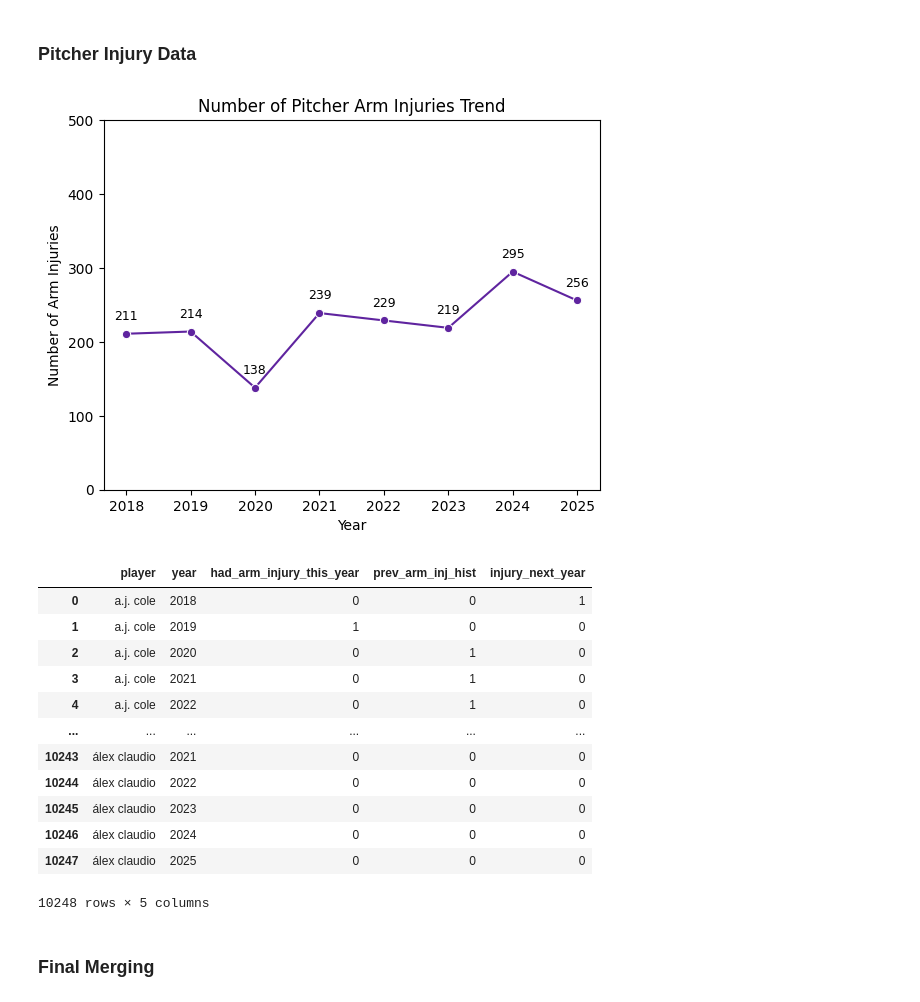
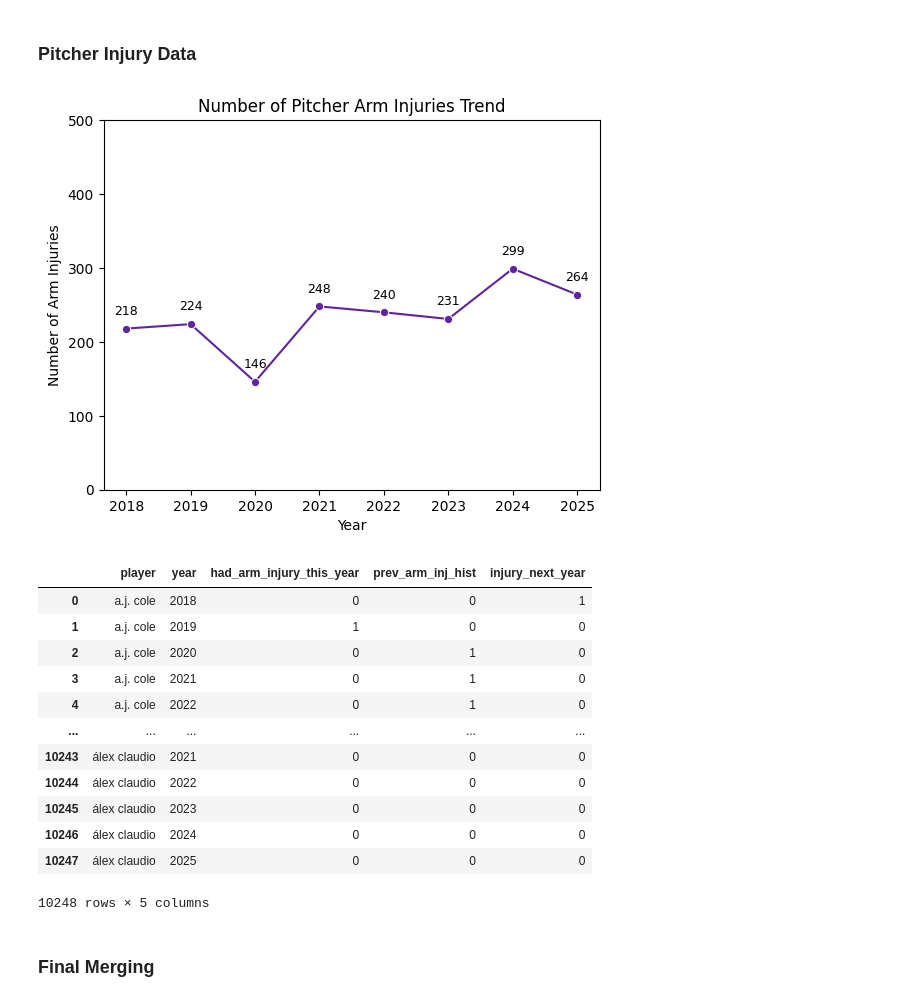
Before and after one commit to SatrunsDream/Workload-effect-on-pitcher-injury, a Jupyter notebook: EDA.ipynb, the cells around one changed output. Cells and saved outputs as stored; diff of their text form; code cells hidden in the pictures.

```diff
--- a/EDA.ipynb
+++ b/EDA.ipynb
@@ -339,7 +531,7 @@ final_mlb_dataset
 # %% [markdown]
 ### Pitcher Injury Data
 # %%
-mlb_injuries = pd.read_csv('mlb_injuries.csv').copy()
+mlb_injuries = pd.read_csv('files/mlb_injuries.csv').copy()
 
 pitcher_injuries = mlb_injuries[mlb_injuries['pos'].isin(['SP', 'P', 'RP'])].sort_values(by='start_date', ascending=False).reset_index(drop=True).copy()
 
@@ -399,7 +591,7 @@ pitcher_injuries['season_end'] = pd.to_datetime(pitcher_injuries['year'].map(sea
 pitcher_injuries['il_before_season_end'] = (pitcher_injuries['season_end'] - pitcher_injuries['start_date']).dt.days ## days between being placed on the IL and season end
 
 ## normalizing those arm injuries since that's what we care about
-pitcher_arm_injuries = ['Shoulder', 'Elbow', 'Elbow Tommy John', 'Ulnar Nerve', 'Arm'] ## what we're considering "Arm" injuries
+pitcher_arm_injuries = ['Shoulder', 'Elbow', 'Elbow Tommy John', 'Ulnar Nerve', 'Arm', 'Biceps'] ## what we're considering "Arm" injuries
 pitcher_injuries['injury'] = pitcher_injuries['injury'].apply(lambda x: 'Arm' if x in pitcher_arm_injuries else x)
 
 cleaned_up_results = []
@@ -423,34 +615,34 @@ plt.ylim(0, 500)
 plt.xlabel('Year')
 plt.ylabel('Number of Arm Injuries')
 plt.title('Number of Pitcher Arm Injuries Trend')
 plt.show()
 
 ## process for creating injury history and target label --> arm injury in year t+1
 ### building out the arm injury flag of year t
 pitcher_injuries_cleaned = (pitcher_injuries_cleaned.sort_values(["player", "year"])).reset_index(drop=True).copy()
 pitcher_injuries_cleaned["had_arm_injury_this_year"] = ((pitcher_injuries_cleaned["injury"] == "Arm").astype(int))
 yearly_injuries = (pitcher_injuries_cleaned.groupby(["player", "year"], as_index=False)["had_arm_injury_this_year"].max()).copy()
 
 ### dealing with the gaps in years for each player --> it causes the cumulative count to skip those seasons and fails to carry forward prior injuries
 all_years = pd.DataFrame({"year": range(2018, 2026)})
 players = yearly_injuries[["player"]].drop_duplicates().copy()
 player_year_grid = (players.assign(key=1).merge(all_years.assign(key=1), on="key").drop("key", axis=1)).copy()
 inj_full = player_year_grid.merge(yearly_injuries, on=["player", "year"], how="left").copy()
 inj_full["had_arm_injury_this_year"] = inj_full["had_arm_injury_this_year"].fillna(0).astype(int)
 
 ### computes the correct cumulative prior injury count
 inj_full["prev_arm_inj_hist"] = (inj_full.groupby("player")["had_arm_injury_this_year"].transform(lambda s: s.cumsum().shift(fill_value=0)))
 
 ### computes the correct flag of arm injury in year t+1
 inj_full["injury_next_year"] = (inj_full.groupby("player")["had_arm_injury_this_year"].shift(-1).fillna(0).astype(int))
 
 inj_full
 
 # ## final injury dataset
 # yearly_injury_records = inj_full[['player', 'year', 'prev_arm_inj_hist', 'injury_next_year', 'had_arm_injury_this_year']].fillna(0).copy()
 # yearly_injury_records
 # %% [output]
-[figure, old version]
+[figure, new version]
 |  | player | year | had_arm_injury_this_year | prev_arm_inj_hist | injury_next_year |
 | 0 | a.j. cole | 2018 | 0 | 0 | 1 |
 | 1 | a.j. cole | 2019 | 1 | 0 | 0 |
```
Also changed, not shown: parts of 4 cells of this notebook, 1 other file.
